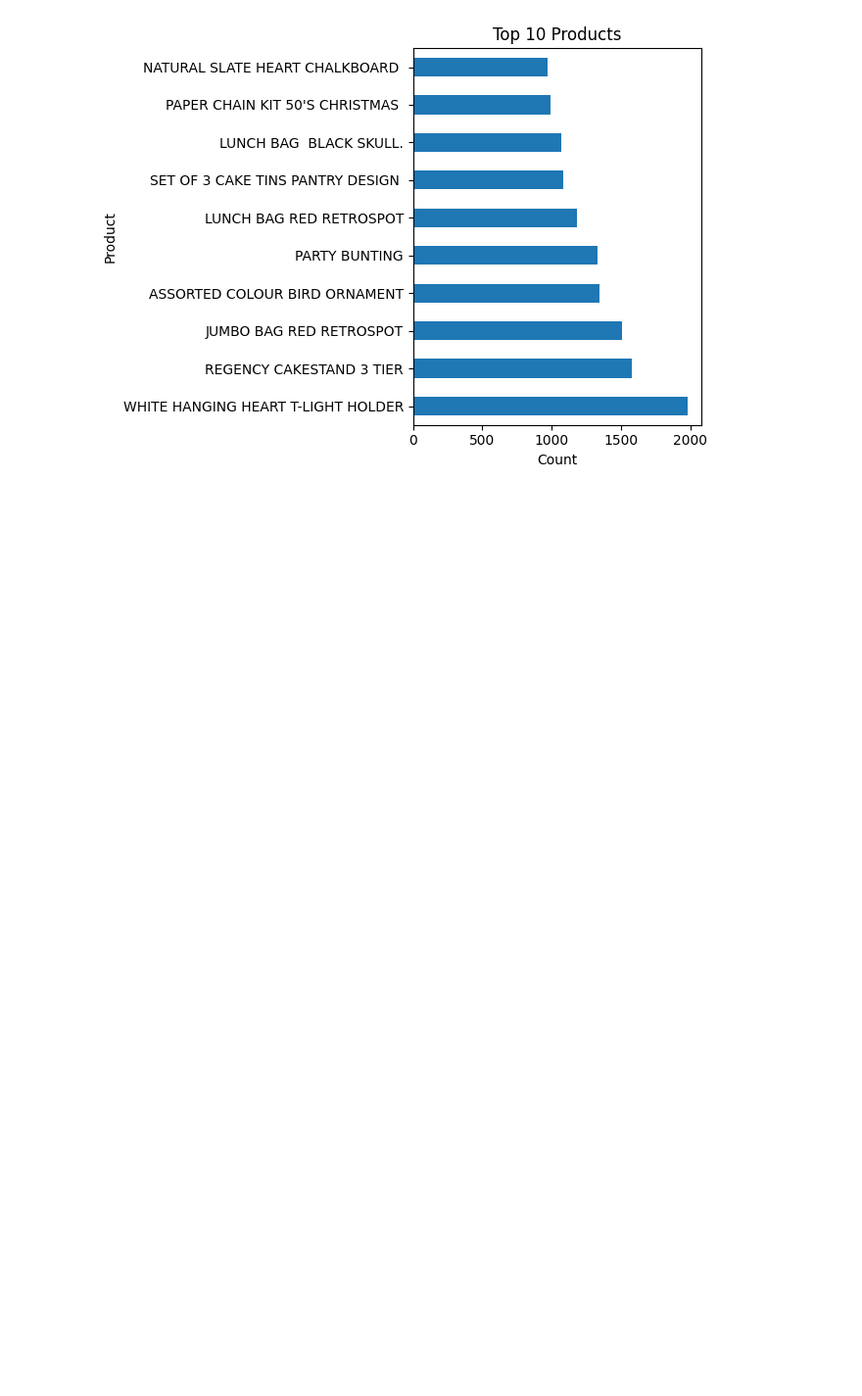
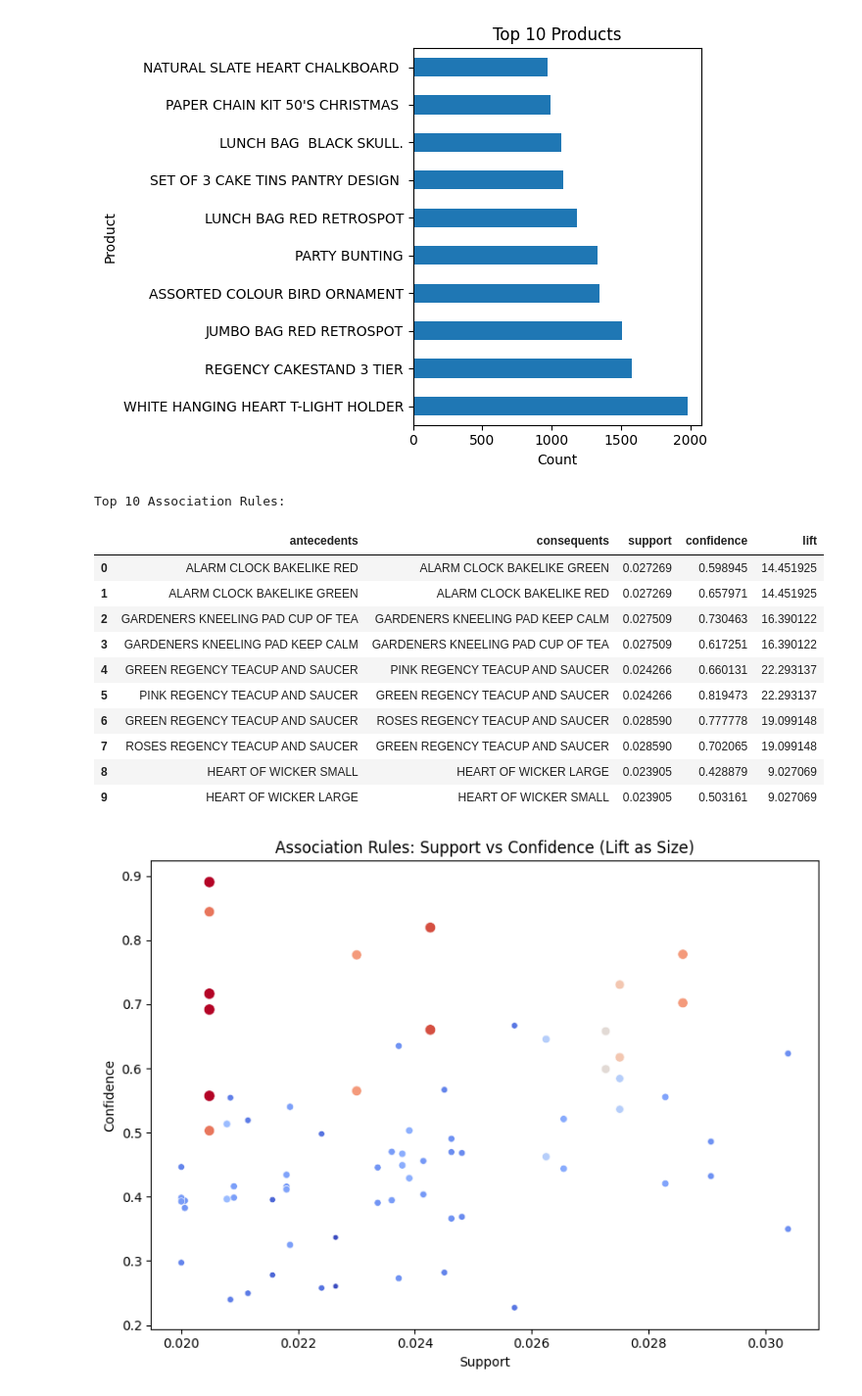
Before and after one commit to M-Samly/Samly-258738G, a Jupyter notebook: notebooks/analysis.ipynb, the cells around one changed output. Shown at 98% size. Cells and saved outputs as stored; diff of their text form; code cells hidden in the pictures; blank space fills up the shorter version.

Commit message:
Updated analysis.ipynb file and data folder

```diff
--- a/notebooks/analysis.ipynb
+++ b/notebooks/analysis.ipynb
@@ -51,3 +51,57 @@ plt.show()
 [figure]
 # %%
 df.to_csv("../data/cleaned_retail.csv", index=False)
+# %%
+from mlxtend.frequent_patterns import apriori, association_rules
+from mlxtend.preprocessing import TransactionEncoder
+import seaborn as sns
+
+basket = (df[df['Quantity'] > 0]
+          .groupby(['InvoiceNo', 'Description'])['Quantity']
+          .sum().unstack().fillna(0))
+
+basket = basket.applymap(lambda x: 1 if x > 0 else 0)
+
+frequent_itemsets = apriori(basket, min_support=0.02, use_colnames=True)
+
+rules = association_rules(frequent_itemsets, metric="lift", min_threshold=3)
+rules = rules[rules['confidence'] >= 0.2]
+
+top_rules = rules[['antecedents', 'consequents', 'support', 'confidence', 'lift']].head(10)
+top_rules['antecedents'] = top_rules['antecedents'].apply(lambda x: ', '.join(list(x)))
+top_rules['consequents'] = top_rules['consequents'].apply(lambda x: ', '.join(list(x)))
+
+print("Top 10 Association Rules:")
+display(top_rules)
+
+plt.figure(figsize=(8,6))
+sns.scatterplot(data=rules, x='support', y='confidence', size='lift', hue='lift', palette='coolwarm', legend=False)
+plt.title('Association Rules: Support vs Confidence (Lift as Size)')
+plt.xlabel('Support')
+plt.ylabel('Confidence')
+plt.tight_layout()
+plt.show()
+
+top10_lift = rules.sort_values('lift', ascending=False).head(10)
+pivot = top10_lift.pivot(index='antecedents', columns='consequents', values='lift')
+plt.figure(figsize=(10, 6))
+sns.heatmap(pivot, annot=True, fmt=".2f", cmap="YlGnBu")
+plt.title('Heatmap of Lift for Top 10 Rules')
+plt.xticks(rotation=45)
+plt.yticks(rotation=0)
+plt.tight_layout()
+plt.show()
+# %% [output]
+Top 10 Association Rules:
+|  | antecedents | consequents | support | confidence | lift |
+| 0 | ALARM CLOCK BAKELIKE RED | ALARM CLOCK BAKELIKE GREEN | 0.027269 | 0.598945 | 14.451925 |
+| 1 | ALARM CLOCK BAKELIKE GREEN | ALARM CLOCK BAKELIKE RED | 0.027269 | 0.657971 | 14.451925 |
+| 2 | GARDENERS KNEELING PAD CUP OF TEA | GARDENERS KNEELING PAD KEEP CALM | 0.027509 | 0.730463 | 16.390122 |
+| 3 | GARDENERS KNEELING PAD KEEP CALM | GARDENERS KNEELING PAD CUP OF TEA | 0.027509 | 0.617251 | 16.390122 |
+| 4 | GREEN REGENCY TEACUP AND SAUCER | PINK REGENCY TEACUP AND SAUCER | 0.024266 | 0.660131 | 22.293137 |
+| 5 | PINK REGENCY TEACUP AND SAUCER | GREEN REGENCY TEACUP AND SAUCER | 0.024266 | 0.819473 | 22.293137 |
+| 6 | GREEN REGENCY TEACUP AND SAUCER | ROSES REGENCY TEACUP AND SAUCER | 0.028590 | 0.777778 | 19.099148 |
+| 7 | ROSES REGENCY TEACUP AND SAUCER | GREEN REGENCY TEACUP AND SAUCER | 0.028590 | 0.702065 | 19.099148 |
+| 8 | HEART OF WICKER SMALL | HEART OF WICKER LARGE | 0.023905 | 0.428879 | 9.027069 |
+| 9 | HEART OF WICKER LARGE | HEART OF WICKER SMALL | 0.023905 | 0.503161 | 9.027069 |
+[figure, added]
```
Also changed, not shown: parts of 2 cells of this notebook, 6 other files.
